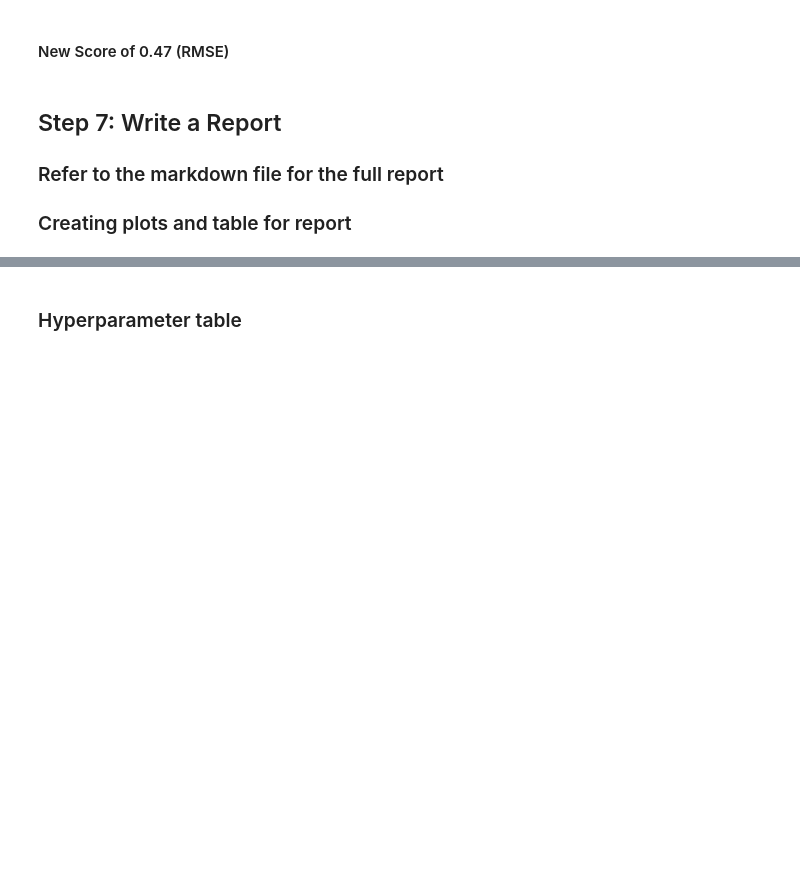
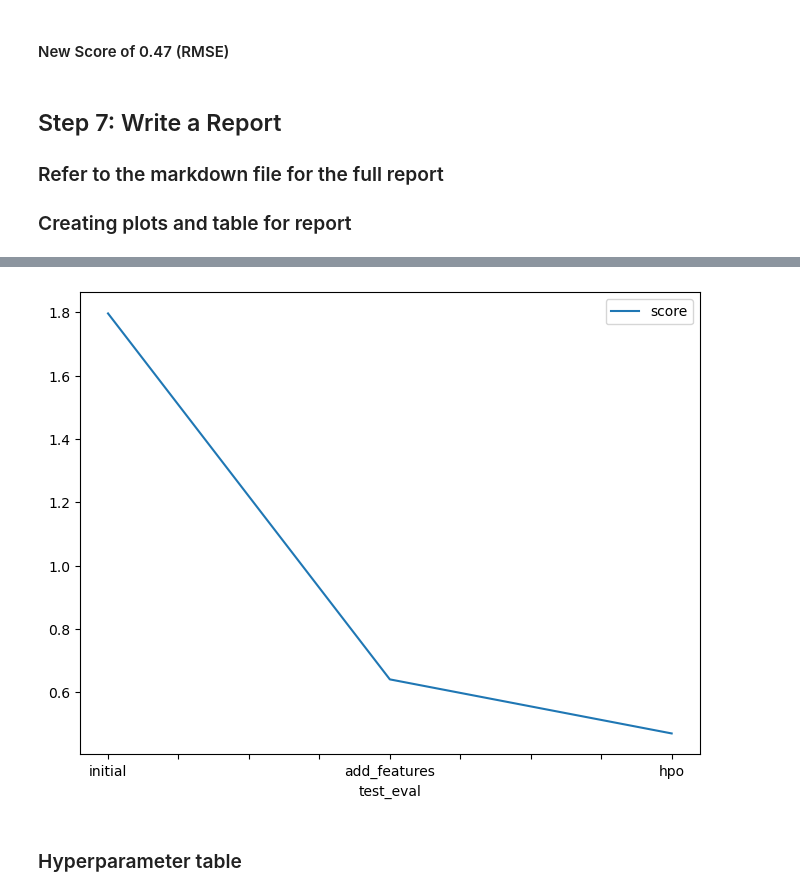
Before and after one commit to f3bolarinwa/AWS-Sagemaker---AutoML_model_training, a Jupyter notebook: project-template.ipynb, the cells around one changed output, grey strips where cells are left out. Saved outputs shown, nothing was run; the diff lists cells and outputs as text; code cells hidden in the pictures; blank space fills up the shorter version.

```diff
--- a/project-template.ipynb
+++ b/project-template.ipynb
@@ -692,12 +694,14 @@ fig.savefig('model_train_score.png')
 # %%
 # Take the 3 kaggle scores and creating a line plot to show improvement
 fig = pd.DataFrame(
     {
         "test_eval": ["initial", "add_features", "hpo"],
-        "score": [?, ?, ?]
+        "score": [1.79662, 0.64124 , 0.47055]
     }
 ).plot(x="test_eval", y="score", figsize=(8, 6)).get_figure()
 fig.savefig('model_test_score.png')
+# %% [output]
+[figure, added]
 # %% [markdown]
 ### Hyperparameter table
 # %%
```
Also changed, not shown: parts of 1 cell of this notebook.
